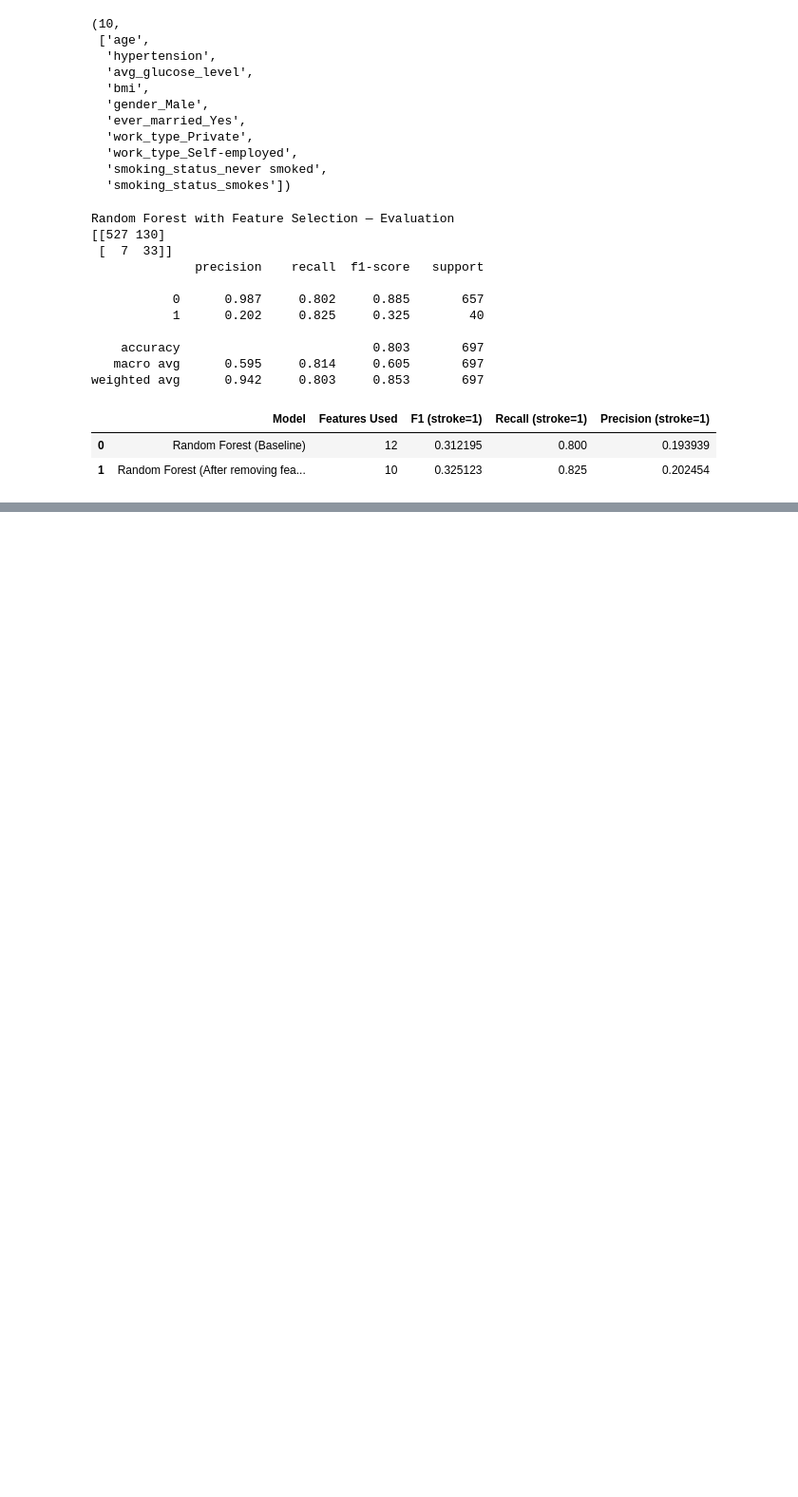
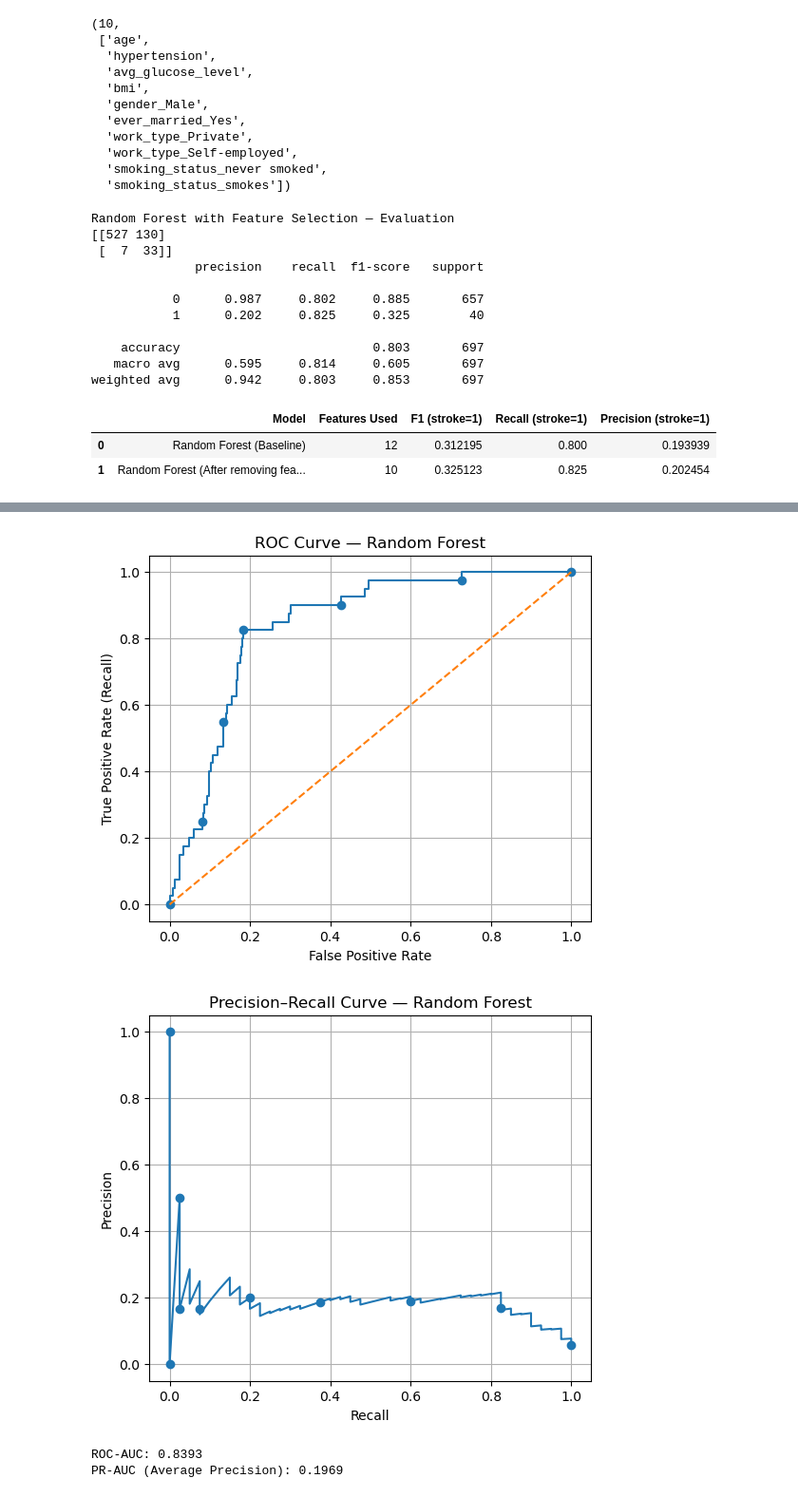
Before and after one commit to myynn/mldp-p03-sharmynho, a Jupyter notebook: assignment-code/MLDP_Stroke_SharmynHo_P03.ipynb, the cells around one changed output, grey strips where cells are left out. Shown at 95% size. Drawn from its saved outputs; the diff is of its cells as text; code cells hidden in the pictures; blank space fills up the shorter version.

```diff
--- a/assignment-code/MLDP_Stroke_SharmynHo_P03.ipynb
+++ b/assignment-code/MLDP_Stroke_SharmynHo_P03.ipynb
@@ -2286,0 +2479,4 @@ This feature selection step demonstrates a **measurable and justified improvemen
+# %%
+##Final predictions using chosen threshold
+y_prob = rf_fs_probs
+y_pred = (y_prob >= final_threshold).astype(int)
@@ -2286,0 +2542,31 @@ This feature selection step demonstrates a **measurable and justified improvemen
+# %%
+#ROC curve and Precision recall curve
+
+#ROC curve
+fpr_vals, tpr_vals, roc_thresholds = roc_curve(y_test, y_prob)
+plt.figure(figsize=(6, 5))
+plt.plot(fpr_vals, tpr_vals, marker='o', markevery=0.2)
+plt.plot([0, 1], [0, 1], linestyle='--')
+plt.title("ROC Curve — Random Forest")
+plt.xlabel("False Positive Rate")
+plt.ylabel("True Positive Rate (Recall)")
+plt.grid(True)
+plt.show()
+
+# Precision-Recall Curve
+prec_vals, rec_vals, pr_thresholds = precision_recall_curve(y_test, y_prob)
+plt.figure(figsize=(6, 5))
+plt.plot(rec_vals, prec_vals, marker='o', markevery=0.2)
+plt.title("Precision–Recall Curve — Random Forest")
+plt.xlabel("Recall")
+plt.ylabel("Precision")
+plt.grid(True)
+plt.show()
+
+print("ROC-AUC:", round(roc_auc_score(y_test, y_prob), 4))
+print("PR-AUC (Average Precision):", round(average_precision_score(y_test, y_prob), 4))
+# %% [output]
+[figure, added]
+[figure, added]
+ROC-AUC: 0.8393
+PR-AUC (Average Precision): 0.1969
```
Also changed, not shown: parts of 28 cells of this notebook.
